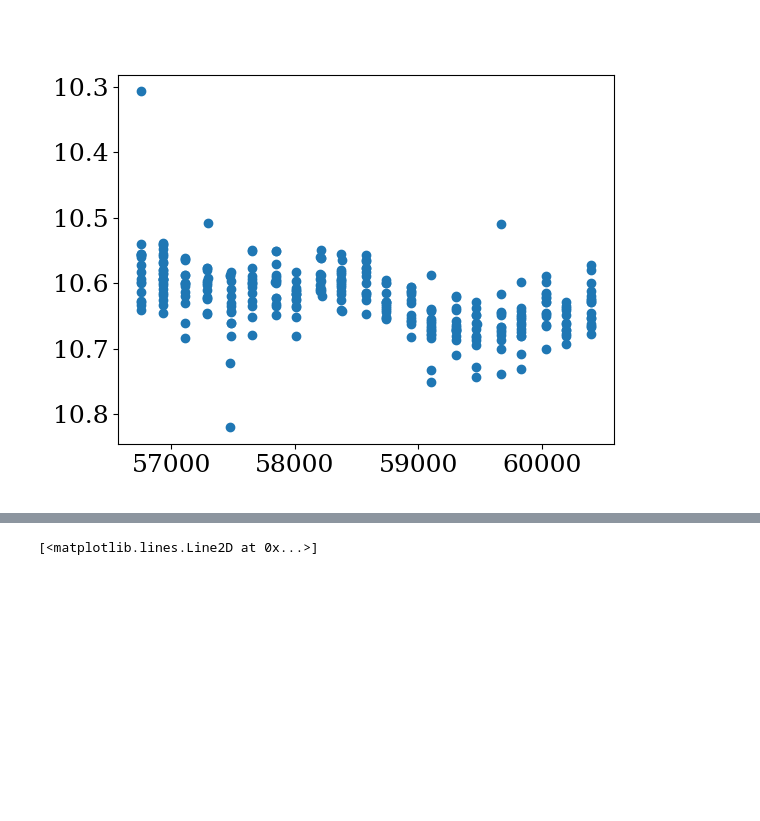
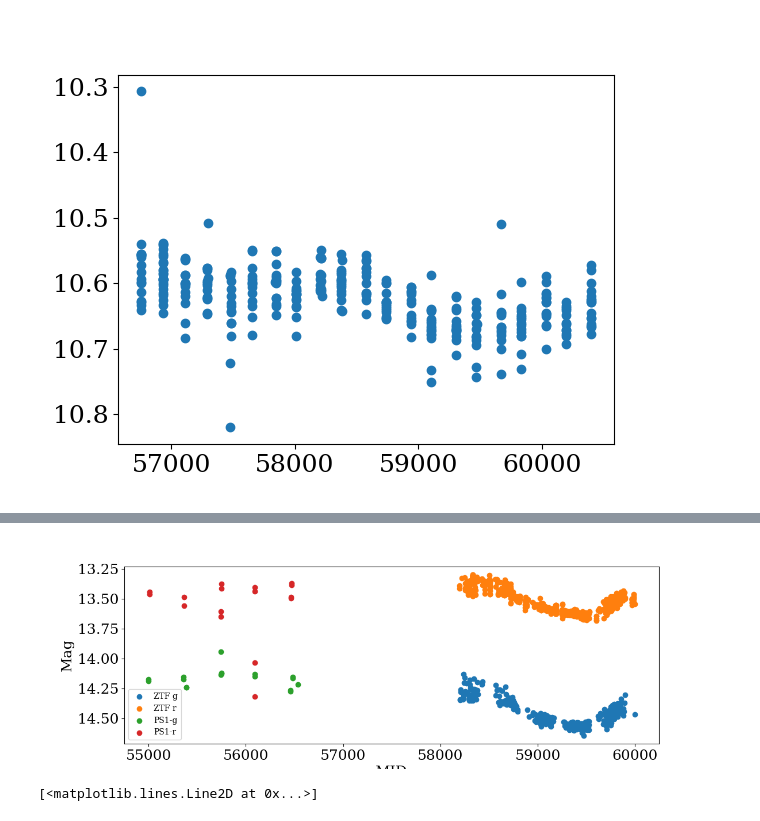
Before and after one commit to jradavenport/ZTF24aaerzwh, a Jupyter notebook: explore.ipynb, the cells around one changed output, grey strips where cells are left out. Drawn from its saved outputs; the diff is of its cells as text; code cells hidden in the pictures; blank space fills up the shorter version.

```diff
--- a/explore.ipynb
+++ b/explore.ipynb
@@ -99,3 +134,32 @@ plt.savefig('combined_LC.png', dpi=150, bbox_inches='tight', pad_inches=0.25)
+# %%
+# combined...
+plt.figure(figsize=(12,4))
+
+plt.scatter(ztf['mjd'][zg], ztf['mag'][zg], label='ZTF g')
+plt.scatter(ztf['mjd'][zr], ztf['mag'][zr], label='ZTF r')
+
+# plt.scatter(atlas['MJD'][ao], atlas['m'][ao] - np.nanmedian(atlas['m'][ao]),s=5, label='ATLAS O')
+# plt.scatter(atlas['MJD'][ac], atlas['m'][ac] - np.nanmedian(atlas['m'][ac]),s=5, label='ATLAS C')
+
+# plt.scatter(wise['mjd'], wise['w1mpro'] - np.nanmedian(wise['w1mpro']), label='WISE W1')
+
+#add TESS!
+# plt.plot(TESS[0]['time'].value + 2457000 - 2400000.5, -2.5 * np.log10((TESS[0]['flux'].value/ np.nanmedian(TESS[0]['flux'].value))),
+#          c='k', lw=0.5, label='TESS Sector 80')
+
+for k in [3,4]:
+    fk = ps1['filterID'] == fnums[k]
+    mags = -2.5*np.log10(ps1['psfFlux'][fk])+ 8.90
+    plt.scatter(ps1['obsTime'][fk], mags , label=filters[k])
+
+# plt.ylim(0.5,-0.5)
+plt.gca().invert_yaxis()
+plt.legend(fontsize=10)
+plt.ylabel('Mag')
+plt.xlabel('MJD')
+plt.savefig('PS1_ZTF_LC.png', dpi=150, bbox_inches='tight', pad_inches=0.25)
+# %% [output]
+[figure, added]
 # %%
 ze = ztf['mjd'][zr].values < 58500
 frequency, power = LombScargle(ztf['mjd'][zr].values[ze], ztf['mag'][zr].values[ze]).autopower(minimum_frequency=0.1, maximum_frequency=10)
```
Also changed, not shown: parts of 10 cells of this notebook, 3 other files.
